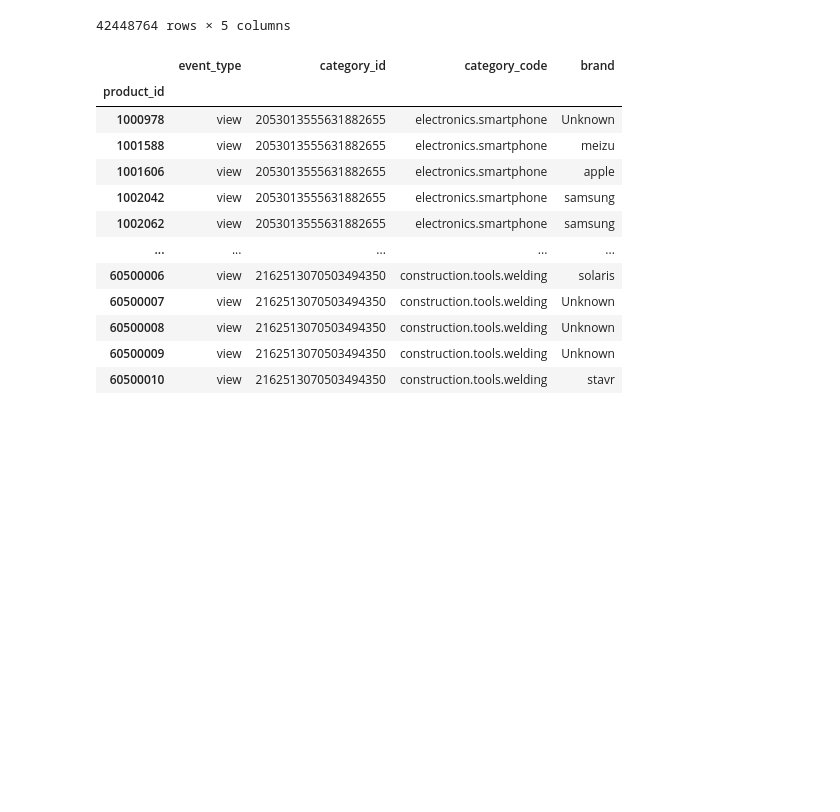
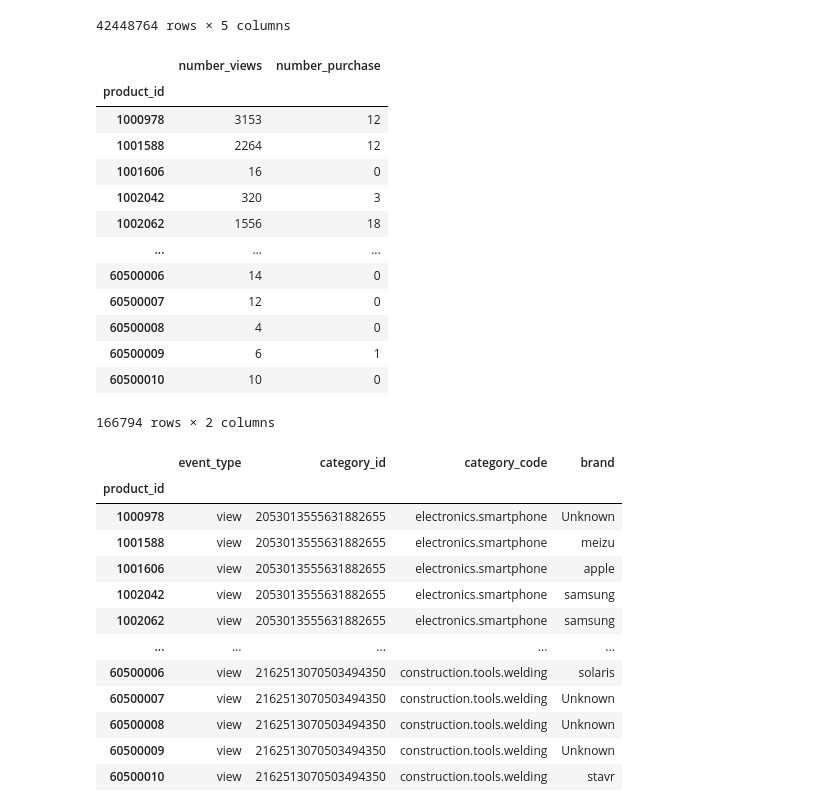
Before and after one commit to NadeenZaitoun/MachineLearning, a Jupyter notebook: MachineLearning.ipynb, the cells around one changed output. Drawn from its saved outputs; the diff is of its cells as text; code cells hidden in the pictures; blank space fills up the shorter version.

```diff
--- a/MachineLearning.ipynb
+++ b/MachineLearning.ipynb
@@ -244,6 +245,25 @@ df
 42448764 rows × 5 columns
 # %%
 df.drop(df[(df['event_type'] == 'cart')].index, inplace=True)
+# %%
+from numpy.ma.core import count
+data = df.groupby('product_id').agg(number_views = pd.NamedAgg('event_type', lambda x: (x == 'view').sum()), number_purchase = pd.NamedAgg('event_type', lambda y: (y == 'purchase').sum()))
+data
+# %% [output]
+|  | number_views | number_purchase |
+| product_id |  |  |
+| 1000978 | 3153 | 12 |
+| 1001588 | 2264 | 12 |
+| 1001606 | 16 | 0 |
+| 1002042 | 320 | 3 |
+| 1002062 | 1556 | 18 |
+| ... | ... | ... |
+| 60500006 | 14 | 0 |
+| 60500007 | 12 | 0 |
+| 60500008 | 4 | 0 |
+| 60500009 | 6 | 1 |
+| 60500010 | 10 | 0 |
+166794 rows × 2 columns
 # %%
 gk = df.groupby('product_id')
 gk.first()
```
Also changed, not shown: parts of 7 cells of this notebook.
